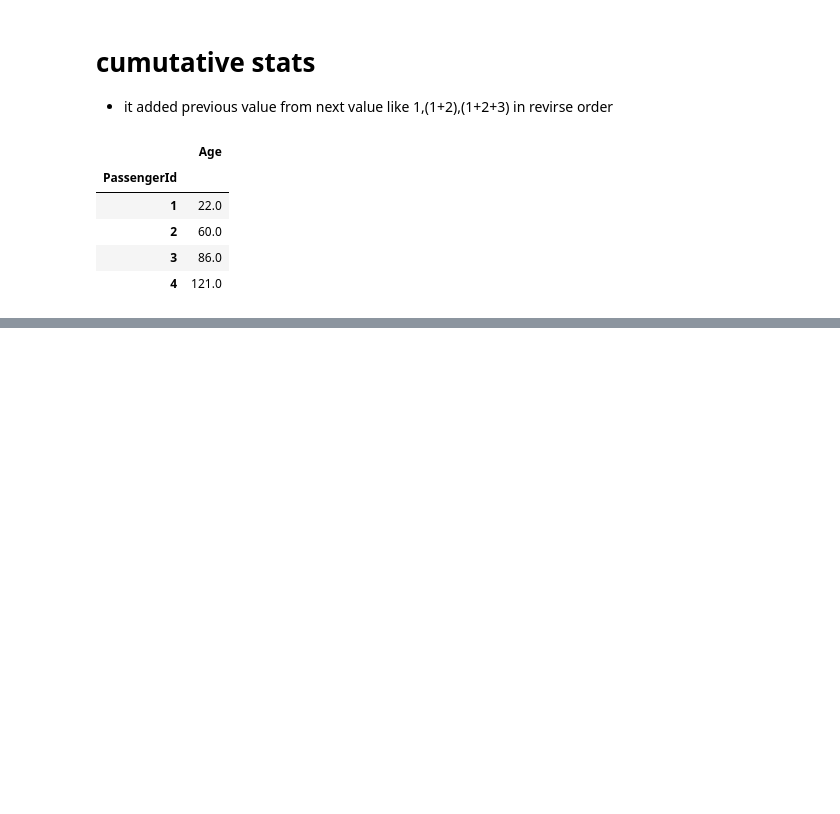
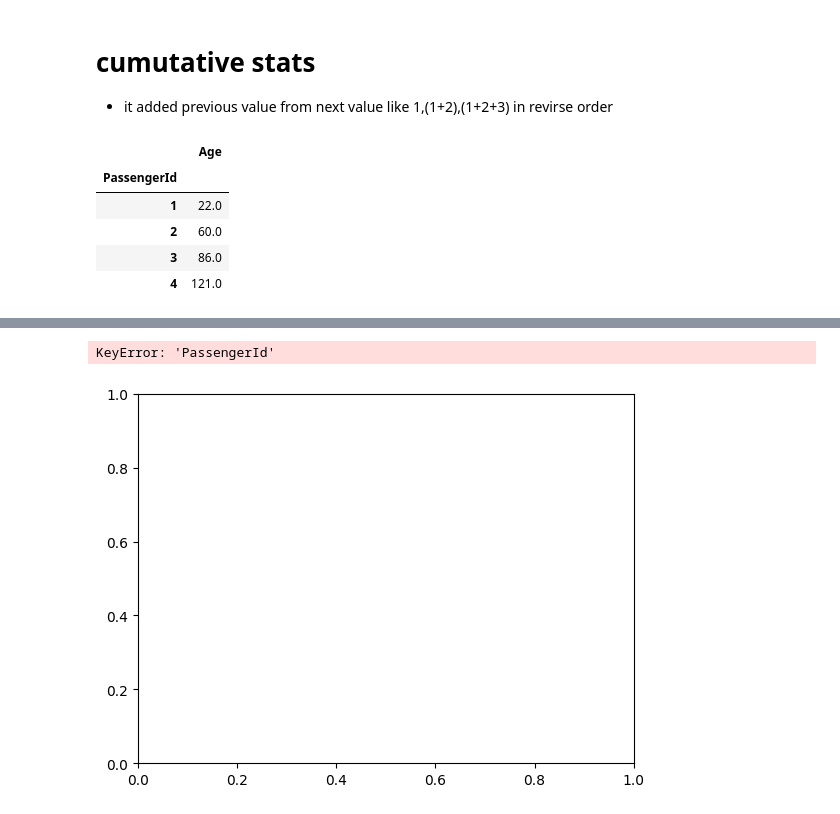
Before and after one commit to SalmanOkz/sylaniAssignmentWorks, a Jupyter notebook: pandas.ipynb, the cells around one changed output, grey strips where cells are left out. Saved outputs shown, nothing was run; the diff lists cells and outputs as text; code cells hidden in the pictures; blank space fills up the shorter version.

```diff
--- a/pandas.ipynb
+++ b/pandas.ipynb
@@ -496,0 +820,9 @@ pd.DataFrame(titnic_csv['Age'].cumsum()).head(4)
+# %%
+titnic_csv.plot(x='Age' , y='PassengerId',kind='scatter')
+plt.title('Age Count')
+plt.xlabel('Age')
+plt.ylabel('Count')
+plt.show()
+# %% [output]
+KeyError: 'PassengerId'
+[figure, added]
```
Also changed, not shown: parts of 54 cells of this notebook.
